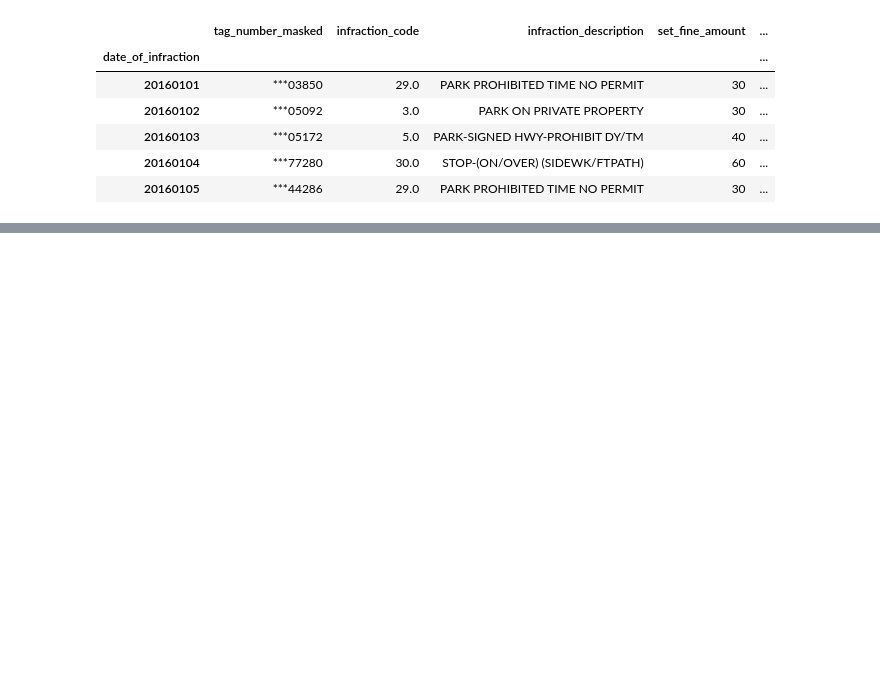
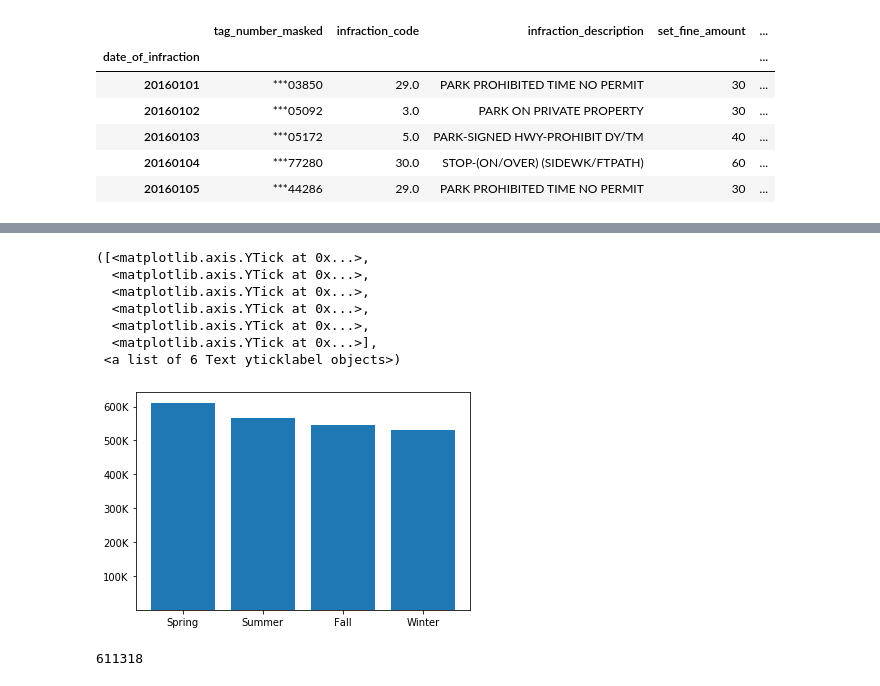
Before and after one commit to chuhaovince/UofT_DataBootcamp_Project_1, a Jupyter notebook: Project1-Vince.ipynb, the cells around one changed output, grey strips where cells are left out. Drawn from its saved outputs; the diff is of its cells as text; code cells hidden in the pictures; blank space fills up the shorter version.

Commit message:
Rewrote the address_book code for 2 roads intersections, got the seasonal tickets count and described it in bar chart
is:issure very slow to loop the entire data frame to retrieve addresses

```diff
--- a/Project1-Vince.ipynb
+++ b/Project1-Vince.ipynb
@@ -121,0 +150,33 @@ for i in grouped_data:
+# %%
+# Organize the data frame by seasons
+# From the internet,
+# Spring - March 20 to June 20. Spring is a rainy season in most parts of Ontario. ...
+# Summer - June 21 to September 21. ...
+# Fall (or Autumn) - September 22 to December 20. ...
+# Winter - December 21 to March 19.
+spring = new_data.loc[(new_data["date_of_infraction"]>=20160320) & (new_data["date_of_infraction"]<=20160620),:]
+summer = new_data.loc[(new_data["date_of_infraction"]>=20160621) & (new_data["date_of_infraction"]<=20160921),:]
+fall = new_data.loc[(new_data["date_of_infraction"]>=20160922) & (new_data["date_of_infraction"]<=20161220),:]
+winter = new_data.loc[(new_data["date_of_infraction"]>=20161221) | (new_data["date_of_infraction"]<=20160319),:]
+
+num_tickets_spring = len(spring)
+num_tickets_summer = len(summer)
+num_tickets_fall = len(fall)
+num_tickets_winter = len(winter)
+# %%
+plt.bar([1,2,3,4],[num_tickets_spring, num_tickets_summer, num_tickets_fall, num_tickets_winter])
+plt.xticks([1,2,3,4],["Spring", "Summer", "Fall", "Winter"])
+plt.yticks([100000,200000,300000,400000,500000,600000],["100K","200K","300K","400K","500K","600K"])
+# %% [output]
+([<matplotlib.axis.YTick at 0x...>,
+  <matplotlib.axis.YTick at 0x...>,
+  <matplotlib.axis.YTick at 0x...>,
+  <matplotlib.axis.YTick at 0x...>,
+  <matplotlib.axis.YTick at 0x...>,
+  <matplotlib.axis.YTick at 0x...>],
+ <a list of 6 Text yticklabel objects>)
+[figure, added]
+# %%
+num_tickets_spring
+# %% [output]
+611318
```
Also changed, not shown: parts of 6 cells of this notebook.
